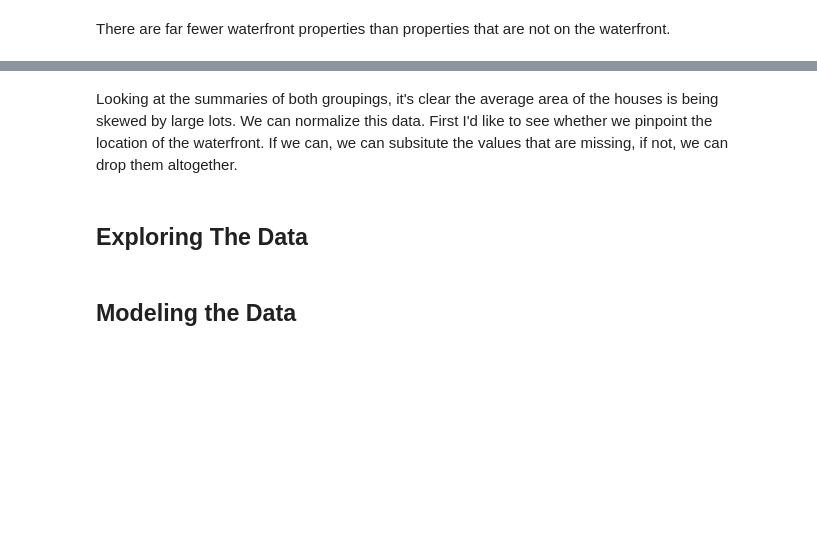
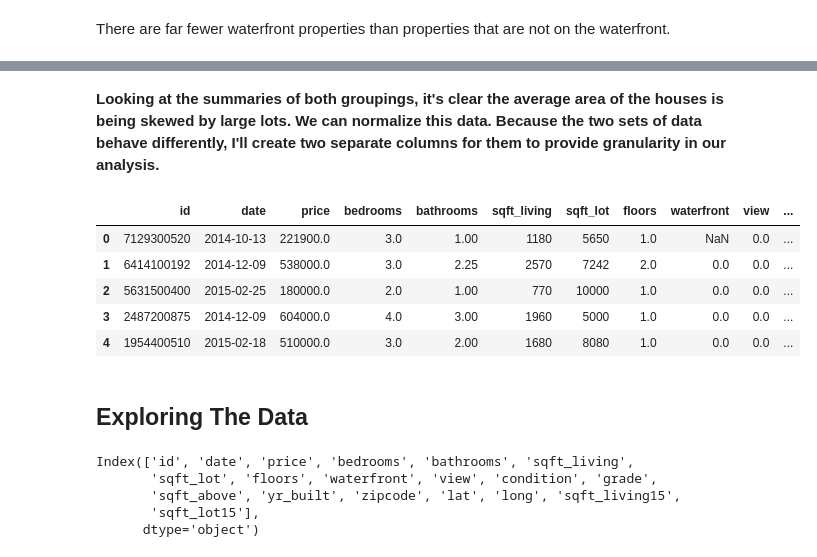
Before and after one commit to SarabiEventide/dsc-1-final-project-online-ds-sp-000, a Jupyter notebook: student.ipynb, the cells around one changed output, grey strips where cells are left out. Saved outputs shown, nothing was run; the diff lists cells and outputs as text; code cells hidden in the pictures; blank space fills up the shorter version.

```diff
--- a/student.ipynb
+++ b/student.ipynb
@@ -481,8 +449,25 @@ df_waterfront_c[df_waterfront_c.waterfront ==1].describe()
 | 75% | 7.390450e+09 | 2.282500e+06 | 4.000000 | 3.250000 | 4117.500000 | 26692.500000 | 2.000000 | 1.0 | 4.000000 | ... |
 | max | 9.808701e+09 | 7.060000e+06 | 6.000000 | 6.750000 | 10040.000000 | 505166.000000 | 3.000000 | 1.0 | 4.000000 | ... |
 # %% [markdown]
-Looking at the summaries of both groupings, it's clear the average area of the houses is being skewed by large lots. We can normalize this data. First I'd like to see whether we pinpoint the location of the waterfront. If we can, we can subsitute the values that are missing, if not, we can drop them altogether.
+**Looking at the summaries of both groupings, it's clear the average area of the houses is being skewed by large lots. We can normalize this data. Because the two sets of data behave differently, I'll create two separate columns for them to provide granularity in our analysis.**
+# %%
+df['waterfront'] = df['waterfront'].dropna()
+# %%
+df.head()
+# %% [output]
+|  | id | date | price | bedrooms | bathrooms | sqft_living | sqft_lot | floors | waterfront | view | ... |
+| 0 | 7129300520 | 2014-10-13 | 221900.0 | 3.0 | 1.00 | 1180 | 5650 | 1.0 | NaN | 0.0 | ... |
+| 1 | 6414100192 | 2014-12-09 | 538000.0 | 3.0 | 2.25 | 2570 | 7242 | 2.0 | 0.0 | 0.0 | ... |
+| 2 | 5631500400 | 2015-02-25 | 180000.0 | 2.0 | 1.00 | 770 | 10000 | 1.0 | 0.0 | 0.0 | ... |
+| 3 | 2487200875 | 2014-12-09 | 604000.0 | 4.0 | 3.00 | 1960 | 5000 | 1.0 | 0.0 | 0.0 | ... |
+| 4 | 1954400510 | 2015-02-18 | 510000.0 | 3.0 | 2.00 | 1680 | 8080 | 1.0 | 0.0 | 0.0 | ... |
 # %% [markdown]
 ## Exploring The Data
-# %% [markdown]
-## Modeling the Data
+# %%
+df.columns # get an easy-to-view list of columns
+# %% [output]
+Index(['id', 'date', 'price', 'bedrooms', 'bathrooms', 'sqft_living',
+       'sqft_lot', 'floors', 'waterfront', 'view', 'condition', 'grade',
+       'sqft_above', 'yr_built', 'zipcode', 'lat', 'long', 'sqft_living15',
+       'sqft_lot15'],
+      dtype='object')
```
Also changed, not shown: parts of 21 cells of this notebook, 1 other file.
